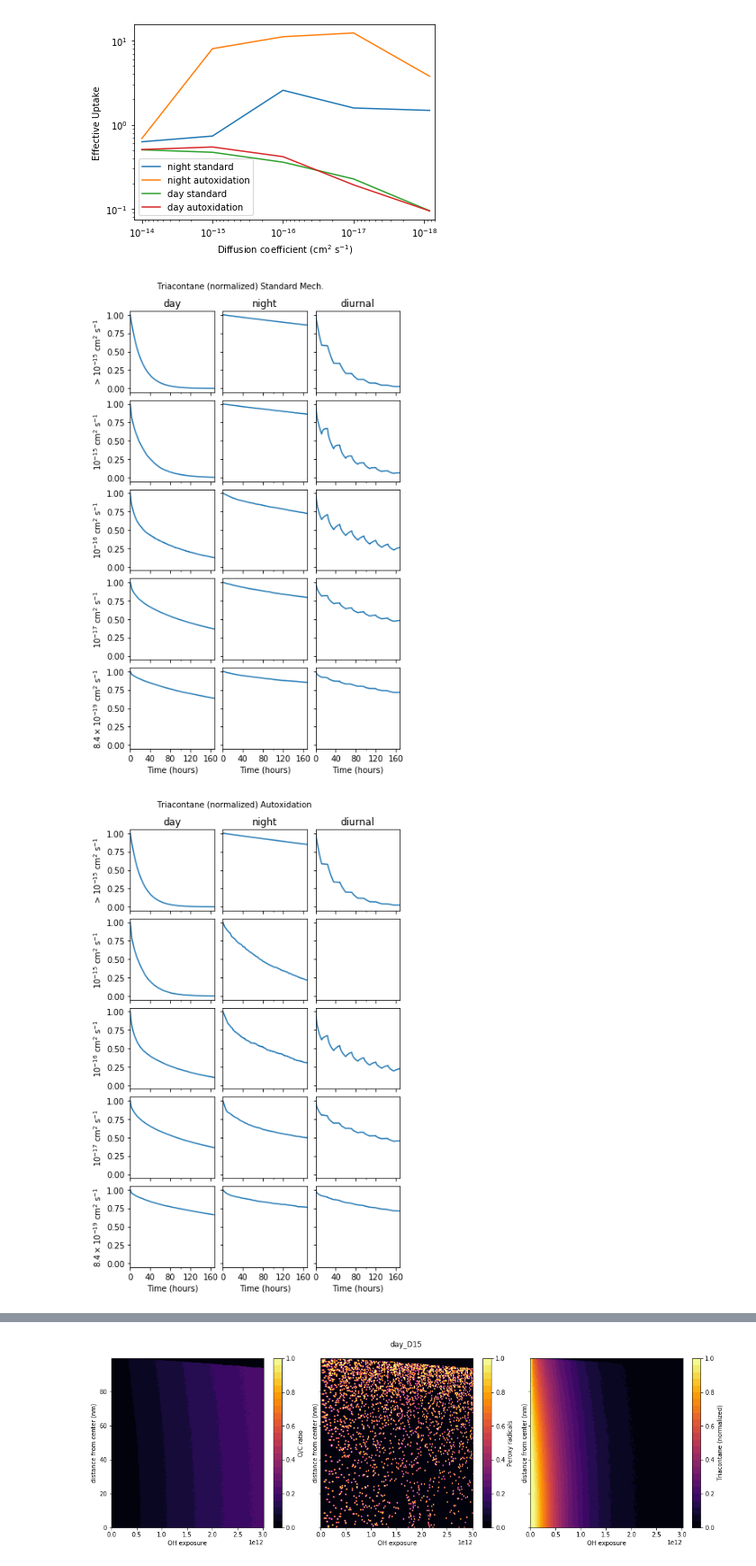
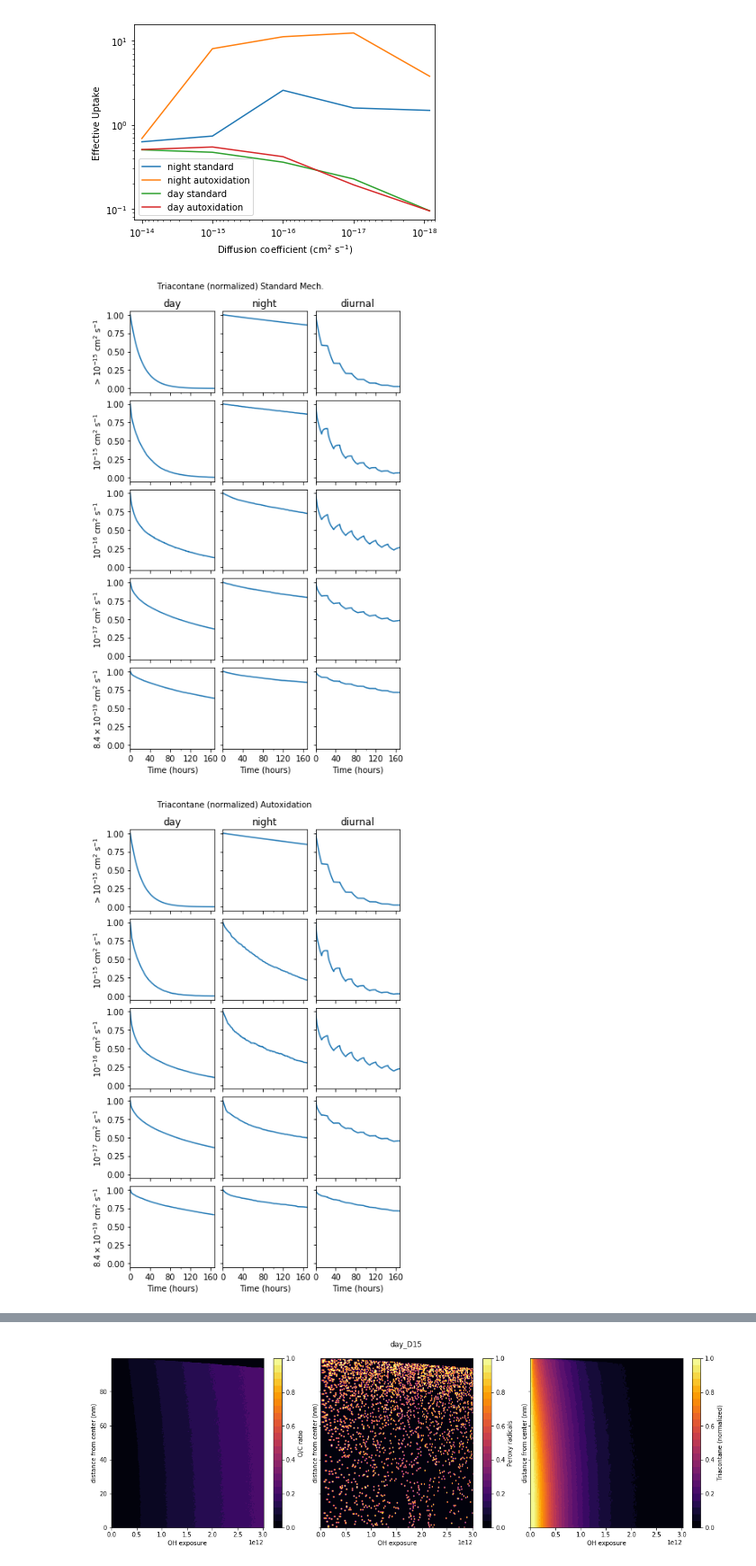
Before and after one commit to aawiegel/StackSimAnalysis, a Jupyter notebook: python/Autoxidation.ipynb, the cells around one changed output, grey strips where cells are left out. Shown at 90% size. Saved outputs shown, nothing was run; the diff lists cells and outputs as text; code cells hidden in the pictures.

```diff
--- a/python/Autoxidation.ipynb
+++ b/python/Autoxidation.ipynb
@@ -65,10 +65,7 @@ for cond in condition:
     for coefficient in diffusion:
         for mech in mechanism:
 
-
             filename = cond+"_"+coefficient+mech
-            if filename == "diurnal_D15_ao":
-                continue
 
             files[filename] = filename+".xlsx"
 # %% [markdown]
@@ -144,9 +141,9 @@ for file in files.keys():
 
 fig, axes = plt.subplots(5, 3, sharex=True, sharey=True, figsize=(6, 10))
 
-tri_string = "Triacontane (normalized)"
+data_string = "Triacontane (normalized)"
 
-plt.figtext(0.2, 0.92, tri_string+" Standard Mech.")
+plt.figtext(0.2, 0.92, data_string+" Standard Mech.")
 
 plt.subplots_adjust(wspace=0.1, hspace=0.1)
 
@@ -154,7 +151,7 @@ i = 0
 for cond in condition:
     j = 0
     for D in diffusion:
-        ScenarioData[cond+"_"+D].plot(x = 'Time (hours)', y = tri_string,
+        ScenarioData[cond+"_"+D].plot(x = 'Time (hours)', y = data_string,
                                       ax = axes[j, i], legend=False)
         axes[j, i].xaxis.set_major_locator(ticker.MaxNLocator(5))
         if j == 0:
@@ -165,38 +162,34 @@ for cond in condition:
     i += 1
 
 fig.savefig(os.path.join(subdir, 'triacontane_vert_standard.png'),
             fmt='png', dpi=600, bbox_inches='tight')
 
 # Plot for triacontane loss without autoxidation
 
 fig, axes = plt.subplots(5, 3, sharex=True, sharey=True, figsize=(6, 10))
 
-tri_string = "Triacontane (normalized)"
-
-plt.figtext(0.2, 0.92, tri_string+" Autoxidation")
+plt.figtext(0.2, 0.92, data_string+" Autoxidation")
 
 plt.subplots_adjust(wspace=0.1, hspace=0.1)
 
 i = 0
 for cond in condition:
     j = 0
     for D in diffusion:
-        if D == "D15" and cond == "diurnal":
-            j += 1
-            continue
 
-        ScenarioData[cond+"_"+D+"_ao"].plot(x = 'Time (hours)', y = tri_string,
+
+        ScenarioData[cond+"_"+D+"_ao"].plot(x = 'Time (hours)', y = data_string,
                                       ax = axes[j, i], legend=False)
         axes[j, i].xaxis.set_major_locator(ticker.MaxNLocator(5))
         if j == 0:
             axes[j, i].set_title(cond)
         if i == 0:
             axes[j, i].set_ylabel(D_string_format[D]+r" cm$^2$ s$^{-1}$")
         j += 1
     i += 1
 
 fig.savefig(os.path.join(subdir, 'triacontane_vert_autoxidation.png'),
             fmt='png', dpi=600, bbox_inches='tight')
 # %% [output]
 [figure]
-[figure, old version]
+[figure, new version]
```
Also changed, not shown: parts of 2 cells of this notebook, 7 other files.
